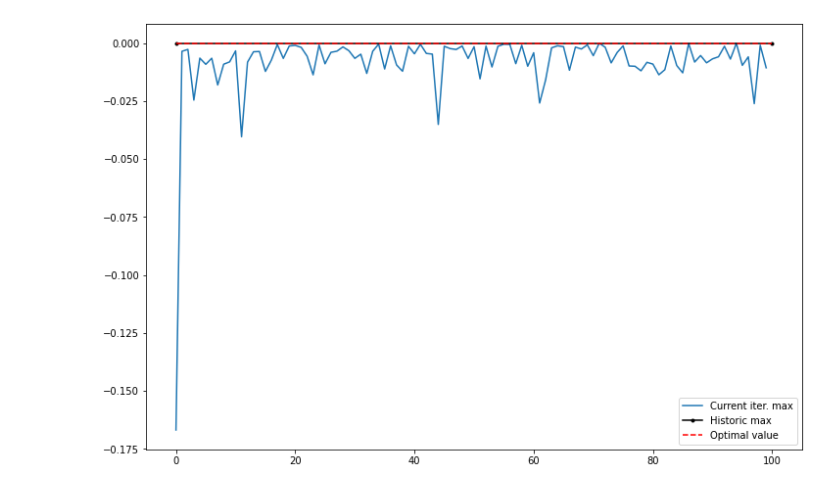
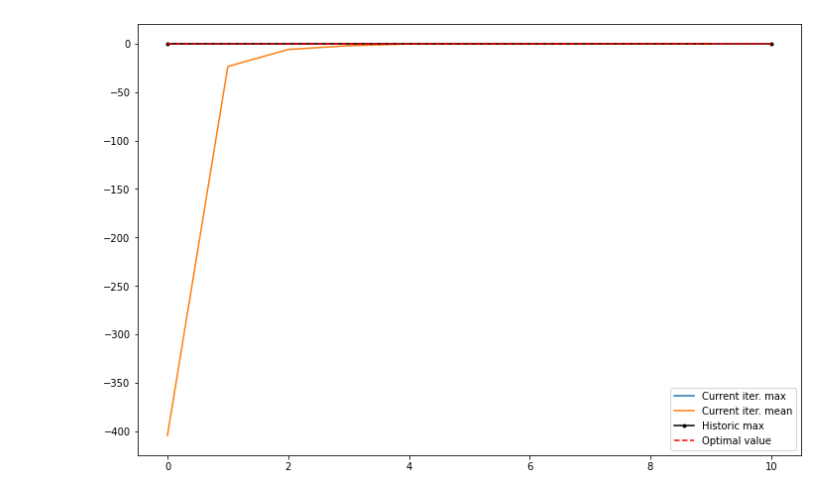
Before and after one commit to facebookresearch/mbrl-lib, a Jupyter notebook: notebooks/cem_rosenbrock_ex.ipynb, the cells around one changed output. Drawn from its saved outputs; the diff is of its cells as text; code cells hidden in the pictures.

```diff
--- a/notebooks/cem_rosenbrock_ex.ipynb
+++ b/notebooks/cem_rosenbrock_ex.ipynb
@@ -29,0 +27,24 @@ best_value = rosenbrock_fn(best.reshape((1, -1)))
+# %%
+fig = plt.figure(figsize=(12, 6))
+ax = fig.add_subplot(111)
+
+n = 100
+x1 = np.linspace(-4, 4, n)
+x2 = np.linspace(-4, 4, n)
+x1s, x2s = np.meshgrid(x1, x2)
+x = np.stack([x1s.flatten(), x2s.flatten()]).transpose()
+z = rosenbrock_fn(x)
+z = z.reshape((n, n))
+
+ax.contour(x1s, x2s, z, levels=30)
+ax.plot(1, 1, 'r+', markersize=6)
+
+iters = 10
+def plot_population(population, it):
+    ax.plot(population[::2, 0], population[::2, 1], 'ok', alpha=(it + 1) / (iters + 1))
+
+cem = planning.CEMOptimizer(iters, 0.05, 1000, 1.0, torch.device("cpu"))
+best, history = cem.optimize(rosenbrock_fn, (2,), callback=plot_population)
+best_value = rosenbrock_fn(best.reshape((1, -1)))
+plt.plot(best[0], best[1], 'bs')
+plt.show()
@@ -30,9 +53,10 @@ best_value = rosenbrock_fn(best.reshape((1, -1)))
 # %%
 plt.figure(figsize=(12, 8))
 plt.plot(history["value_maxs"])
-plt.plot([0, 100], [best_value, best_value], 'k.-')
-plt.plot([0, 100], [0, 0], 'r--')
-plt.legend(["Current iter. max", "Historic max", "Optimal value"])
+plt.plot(history["value_means"])
+plt.plot([0, iters], [best_value, best_value], 'k.-')
+plt.plot([0, iters], [0, 0], 'r--')
+plt.legend(["Current iter. max", "Current iter. mean", "Historic max", "Optimal value"])
 plt.show()
 # %% [output]
-[figure, old version]
+[figure, new version]
```
Also changed, not shown: parts of 4 cells of this notebook, 1 other file.
